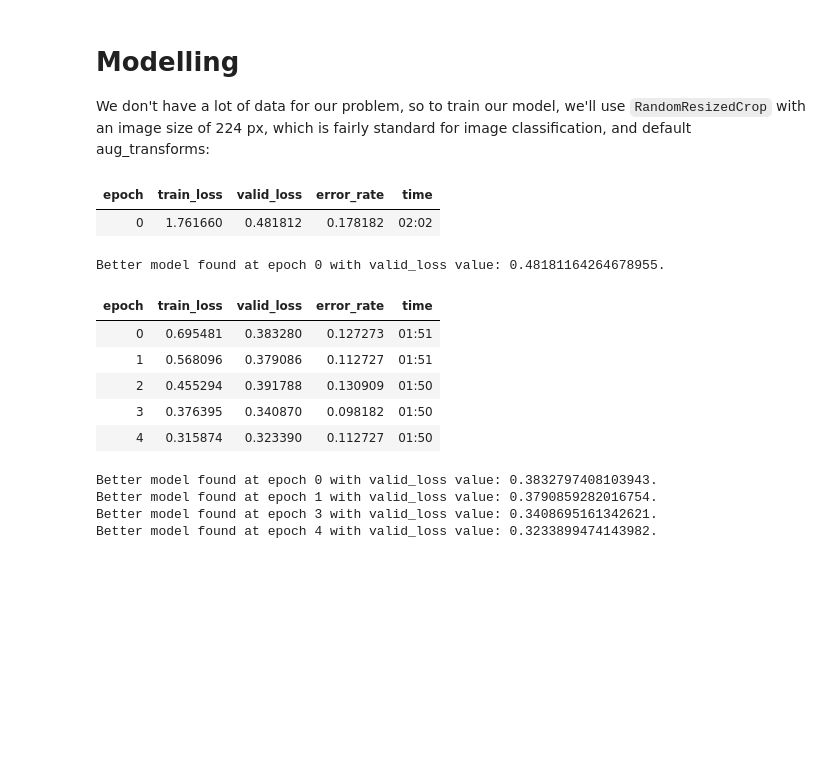
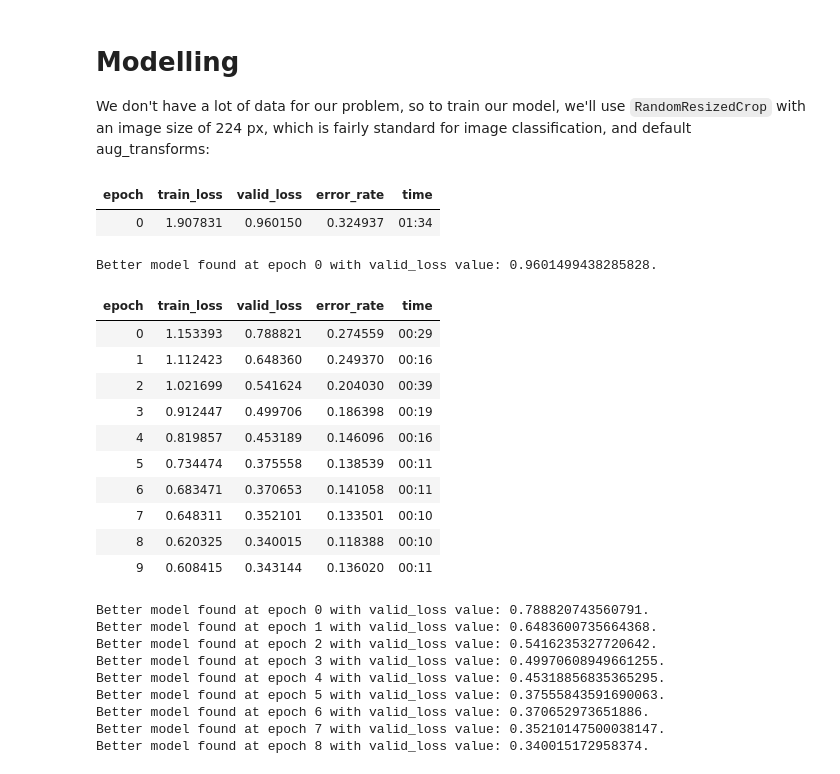
Before and after one commit to Kavya-sree/Hair-Type-Classifier, a Jupyter notebook: Hair_type_classifier.ipynb, the cells around one changed output. Saved outputs shown, nothing was run; the diff lists cells and outputs as text; code cells hidden in the pictures; blank space fills up the shorter version.

```diff
--- a/Hair_type_classifier.ipynb
+++ b/Hair_type_classifier.ipynb
@@ -23,26 +60,23 @@ class DataLoaders(GetAttr):
     train,valid = add_props(lambda i,self: self[i])
 # %% [markdown]
 With `DataBlock` API you can fully customize every stage of the creation of your `DataLoaders`.
-# %%
-hair_type = DataBlock(
-    blocks=(ImageBlock, CategoryBlock),
-    get_items=get_image_files,
-    splitter=RandomSplitter(valid_pct=0.2, seed=42),
-    get_y=parent_label,
-    item_tfms=Resize(128))
-
-
-
-# Define data augmentation transformations
-batch_tfms = [
-    RandomResizedCrop(224, min_scale=0.75),
-    Flip(),
-    Rotate(10),
-    Zoom(1.1),
-    Brightness(), Contrast(), Hue(), Saturation()
-    ]
-# %%
-dls = hair_type.dataloaders(path, bs=64, batch_tfms=batch_tfms)
+# %%
+def get_dls(path, sz, bs):
+    item_tfms = AlbumentationsTransform(get_train_aug(sz), get_valid_aug(sz))
+    batch_tfms = [Normalize.from_stats(*imagenet_stats)]
+
+    dls = ImageDataLoaders.from_folder(
+        path,         # Path to your folder containing class subfolders
+        valid_pct=0.2, # Split 20% for validation
+        seed=42,       # Random seed
+        item_tfms=item_tfms, # Apply Albumentations transforms
+        batch_tfms=batch_tfms, # Normalization
+        bs=bs          # Batch size
+    )
+    return dls
+
+# Get DataLoaders
+dls = get_dls(path, sz=224, bs=64)
 # %%
 dls.valid.show_batch(max_n=4, nrows=1)
 # %% [output]
@@ -51,30 +85,36 @@ dls.valid.show_batch(max_n=4, nrows=1)
 # Modelling
 
 We don't have a lot of data for our problem, so to train our model, we'll use `RandomResizedCrop` with an image size of 224 px, which is fairly standard for image classification, and default aug_transforms:
-# %%
-hair = hair_type.new(
-    item_tfms=RandomResizedCrop(224, min_scale=0.5),
-    batch_tfms=aug_transforms())
-dls = hair.dataloaders(path)
 # %%
 #learn = vision_learner(dls, resnet18, metrics=error_rate)
 learn = vision_learner(dls, resnet18, metrics=error_rate, wd=1e-2, cbs=[EarlyStoppingCallback(monitor='valid_loss', patience=2), SaveModelCallback(monitor='valid_loss')])
 
-learn.fine_tune(5)
+learn.model_dir = model_dir.absolute()
+learn.fine_tune(10)
 # %% [output]
 | epoch | train_loss | valid_loss | error_rate | time |
-| 0 | 1.761660 | 0.481812 | 0.178182 | 02:02 |
+| 0 | 1.907831 | 0.960150 | 0.324937 | 01:34 |
-Better model found at epoch 0 with valid_loss value: 0.48181164264678955.
+Better model found at epoch 0 with valid_loss value: 0.9601499438285828.
 | epoch | train_loss | valid_loss | error_rate | time |
-| 0 | 0.695481 | 0.383280 | 0.127273 | 01:51 |
-| 1 | 0.568096 | 0.379086 | 0.112727 | 01:51 |
-| 2 | 0.455294 | 0.391788 | 0.130909 | 01:50 |
-| 3 | 0.376395 | 0.340870 | 0.098182 | 01:50 |
-| 4 | 0.315874 | 0.323390 | 0.112727 | 01:50 |
+| 0 | 1.153393 | 0.788821 | 0.274559 | 00:29 |
+| 1 | 1.112423 | 0.648360 | 0.249370 | 00:16 |
+| 2 | 1.021699 | 0.541624 | 0.204030 | 00:39 |
+| 3 | 0.912447 | 0.499706 | 0.186398 | 00:19 |
+| 4 | 0.819857 | 0.453189 | 0.146096 | 00:16 |
+| 5 | 0.734474 | 0.375558 | 0.138539 | 00:11 |
+| 6 | 0.683471 | 0.370653 | 0.141058 | 00:11 |
+| 7 | 0.648311 | 0.352101 | 0.133501 | 00:10 |
+| 8 | 0.620325 | 0.340015 | 0.118388 | 00:10 |
+| 9 | 0.608415 | 0.343144 | 0.136020 | 00:11 |
-Better model found at epoch 0 with valid_loss value: 0.3832797408103943.
-Better model found at epoch 1 with valid_loss value: 0.3790859282016754.
-Better model found at epoch 3 with valid_loss value: 0.3408695161342621.
-Better model found at epoch 4 with valid_loss value: 0.3233899474143982.
+Better model found at epoch 0 with valid_loss value: 0.788820743560791.
+Better model found at epoch 1 with valid_loss value: 0.6483600735664368.
+Better model found at epoch 2 with valid_loss value: 0.5416235327720642.
+Better model found at epoch 3 with valid_loss value: 0.49970608949661255.
+Better model found at epoch 4 with valid_loss value: 0.45318856835365295.
+Better model found at epoch 5 with valid_loss value: 0.37555843591690063.
+Better model found at epoch 6 with valid_loss value: 0.370652973651886.
+Better model found at epoch 7 with valid_loss value: 0.35210147500038147.
+Better model found at epoch 8 with valid_loss value: 0.340015172958374.
 # %%
 learn.save('stage-1')
 learn.unfreeze()
```
Also changed, not shown: parts of 12 cells of this notebook, 21 other files.
